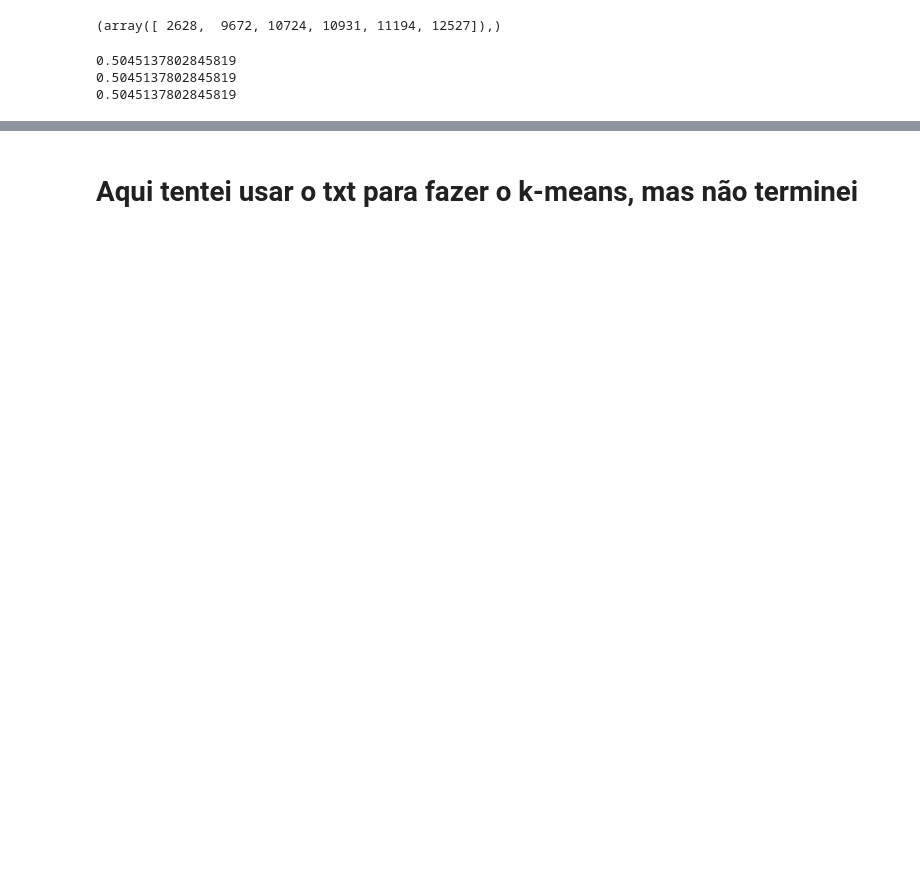
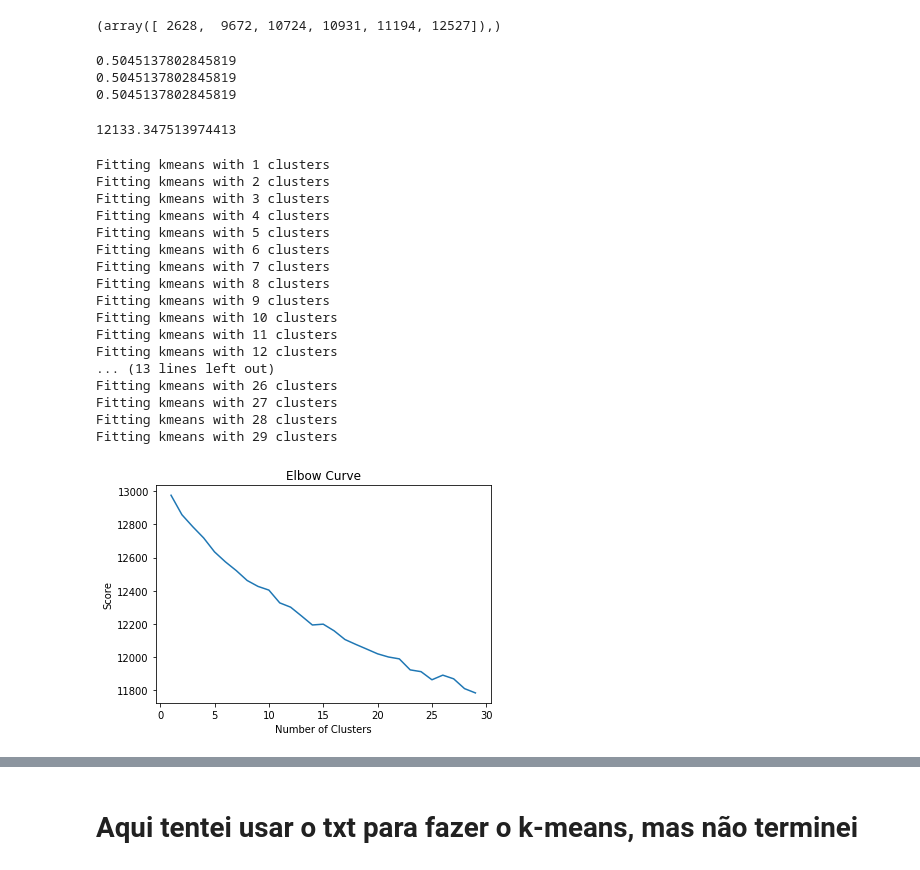
Before and after one commit to ferseiti/mo444a, a Jupyter notebook: trabalho3/trabalho3.ipynb, the cells around one changed output, grey strips where cells are left out. Saved outputs shown, nothing was run; the diff lists cells and outputs as text; code cells hidden in the pictures; blank space fills up the shorter version.

```diff
--- a/trabalho3/trabalho3.ipynb
+++ b/trabalho3/trabalho3.ipynb
@@ -138,27 +144,40 @@ i = 0
 for i in range(dataset.shape[0]):
     pass
 print(i)
+# %%
+km.inertia_
+# %% [output]
+12133.347513974413
 # %%
-run = False
+run = True
 if run:
     Nc = range(1, 30)
 
     kmeans = []
     score = []
 
     for i in Nc:
         kmeans.append(KMeans(n_clusters=i))
 
     for i in range(len(kmeans)):
         print('Fitting kmeans with {} clusters'.format(kmeans[i].n_clusters))
-        score.append(kmeans[i].fit(dataset).score(dataset))
-
-    plt.plot(Nc,score)
-
-    plt.xlabel('Number of Clusters')
-
-    plt.ylabel('Score')
-
-    plt.title('Elbow Curve')
-
-    plt.show()
+        score.append(kmeans[i].fit(dataset).inertia_)
+# %% [output]
+Fitting kmeans with 1 clusters
+Fitting kmeans with 2 clusters
+Fitting kmeans with 3 clusters
+Fitting kmeans with 4 clusters
+Fitting kmeans with 5 clusters
+Fitting kmeans with 6 clusters
+Fitting kmeans with 7 clusters
+Fitting kmeans with 8 clusters
+Fitting kmeans with 9 clusters
+Fitting kmeans with 10 clusters
+Fitting kmeans with 11 clusters
+Fitting kmeans with 12 clusters
+... (13 lines left out)
+Fitting kmeans with 26 clusters
+Fitting kmeans with 27 clusters
+Fitting kmeans with 28 clusters
+Fitting kmeans with 29 clusters
+[figure, added]
```
Also changed, not shown: parts of 10 cells of this notebook.
